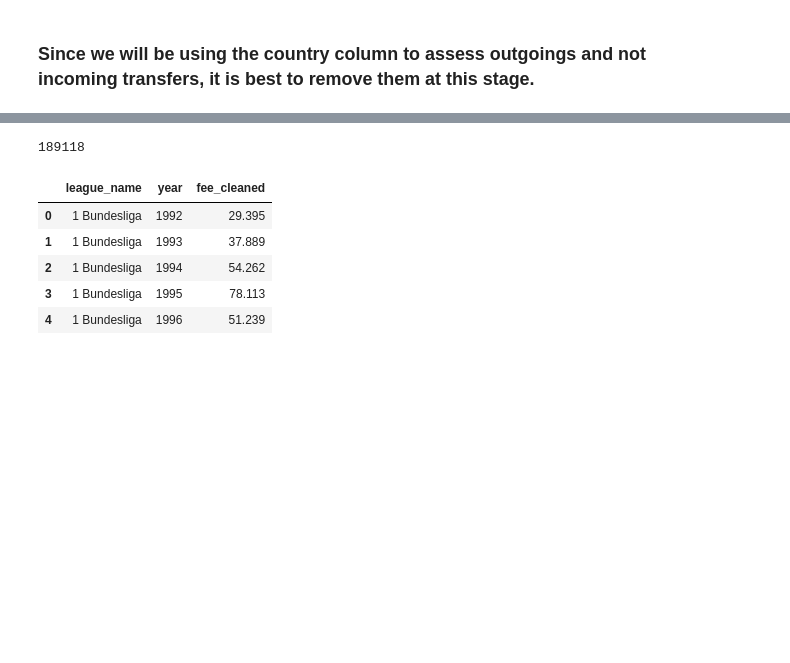
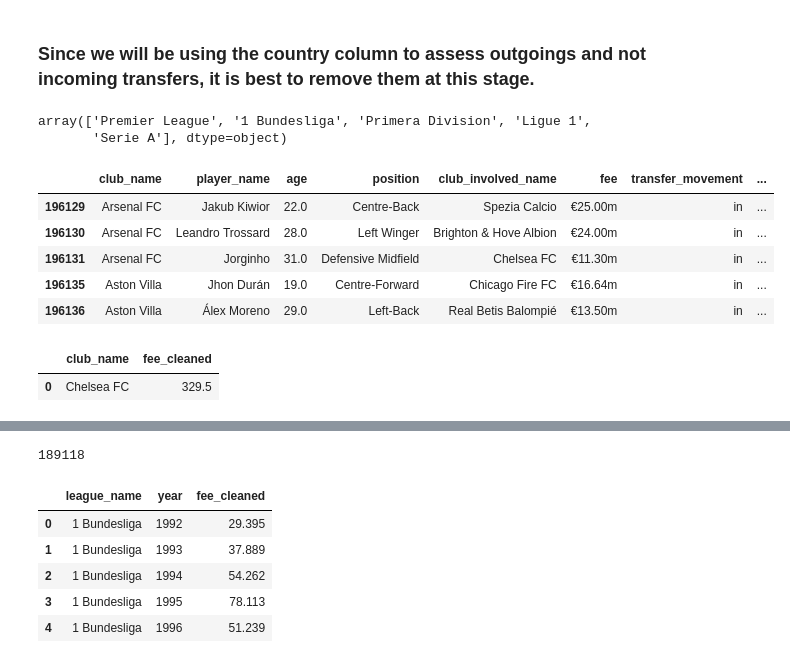
Before and after one commit to AhanPenkar/transfer-analysis, a Jupyter notebook: clean.ipynb, the cells around one changed output, grey strips where cells are left out. Drawn from its saved outputs; the diff is of its cells as text; code cells hidden in the pictures; blank space fills up the shorter version.

```diff
--- a/clean.ipynb
+++ b/clean.ipynb
@@ -105,3 +105,32 @@ df.head()
 | 4 | Club Atlético Aldosivi | Darío Gandín | 30.0 | Centre-Forward | CA Colon | free transfer | in | ... |
 # %% [markdown]
 ### Since we will be using the country column to assess outgoings and not incoming transfers, it is best to remove them at this stage.
+# %%
+#select only where year is 2022
+df_winter = df[df['year'] == 2022]
+#select only where window is winter
+df_winter = df_winter[df_winter['transfer_period'] == 'Winter']
+#select only where transfer_movement is in
+df_winter = df_winter[df_winter['transfer_movement'] == 'in']
+#remove where fee is NaN or zero
+df_winter = df_winter[df_winter['fee'].notna()]
+#select only where league_name is Premier League, 1 Bundesliga, Ligue 1, Premiera Division, Serie A
+df_winter = df_winter[df_winter['league_name'].isin(['Premier League', '1 Bundesliga', 'Ligue 1', 'Primera Division', 'Serie A'])]
+# %%
+#convert the fee_clean column to float
+df_winter['fee_cleaned'] = df_winter['fee_cleaned'].astype(float)
+# %%
+#sxhow me unique league_names in df_winter
+df_winter['league_name'].unique()
+# %% [output]
+array(['Premier League', '1 Bundesliga', 'Primera Division', 'Ligue 1',
+       'Serie A'], dtype=object)
+# %%
+df_winter.head()
+# %% [output]
+|  | club_name | player_name | age | position | club_involved_name | fee | transfer_movement | ... |
+| 196129 | Arsenal FC | Jakub Kiwior | 22.0 | Centre-Back | Spezia Calcio | €25.00m | in | ... |
+| 196130 | Arsenal FC | Leandro Trossard | 28.0 | Left Winger | Brighton & Hove Albion | €24.00m | in | ... |
+| 196131 | Arsenal FC | Jorginho | 31.0 | Defensive Midfield | Chelsea FC | €11.30m | in | ... |
+| 196135 | Aston Villa | Jhon Durán | 19.0 | Centre-Forward | Chicago Fire FC | €16.64m | in | ... |
+| 196136 | Aston Villa | Álex Moreno | 29.0 | Left-Back | Real Betis Balompié | €13.50m | in | ... |
@@ -108,3 +147,8 @@ df.head()
+# %%
+chelsea_df
+# %% [output]
+|  | club_name | fee_cleaned |
+| 0 | Chelsea FC | 329.5 |
 # %%
 #remove the country column from df
 df = df.drop(['country'], axis=1)
```
Also changed, not shown: parts of 3 cells of this notebook, 13 other files.
